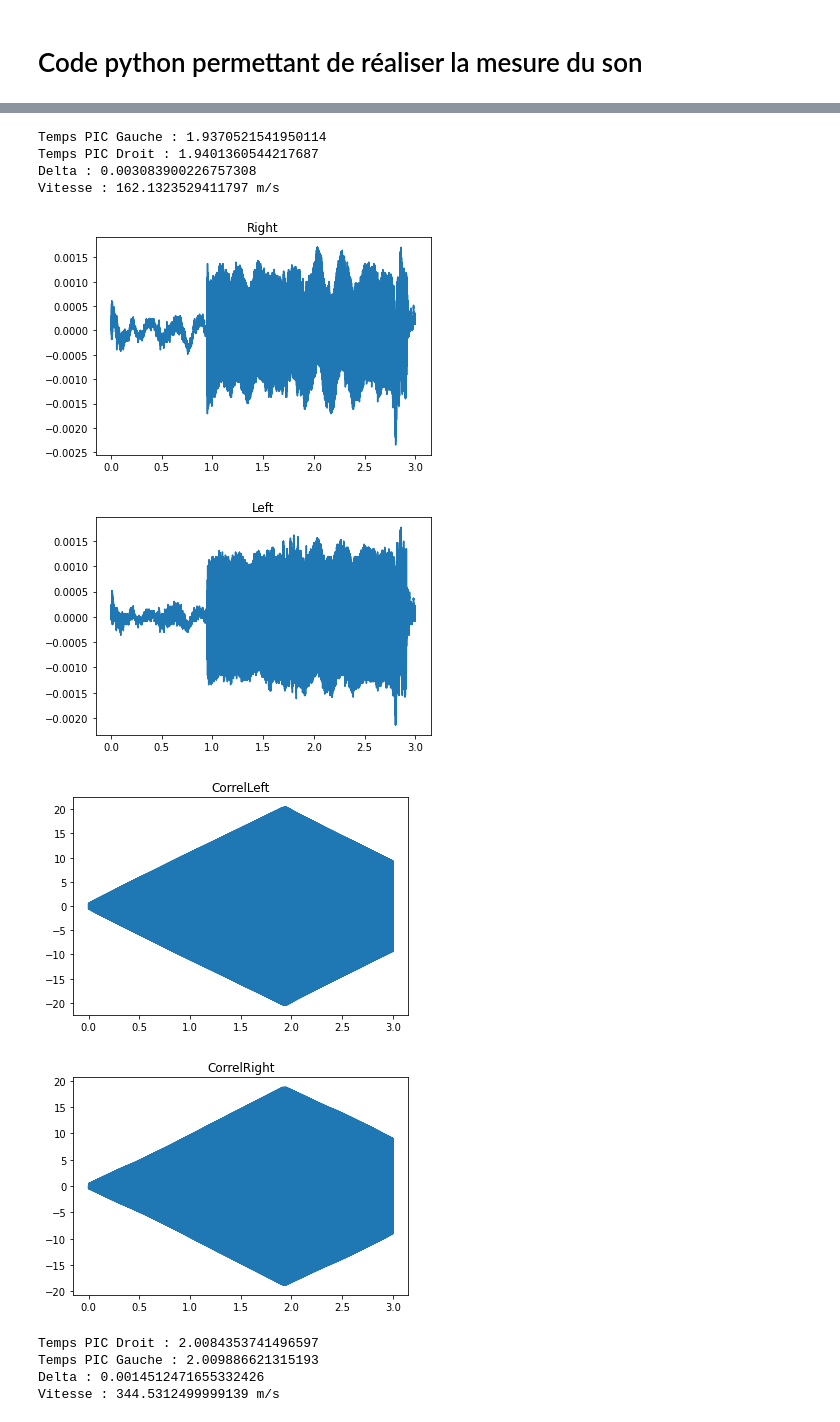
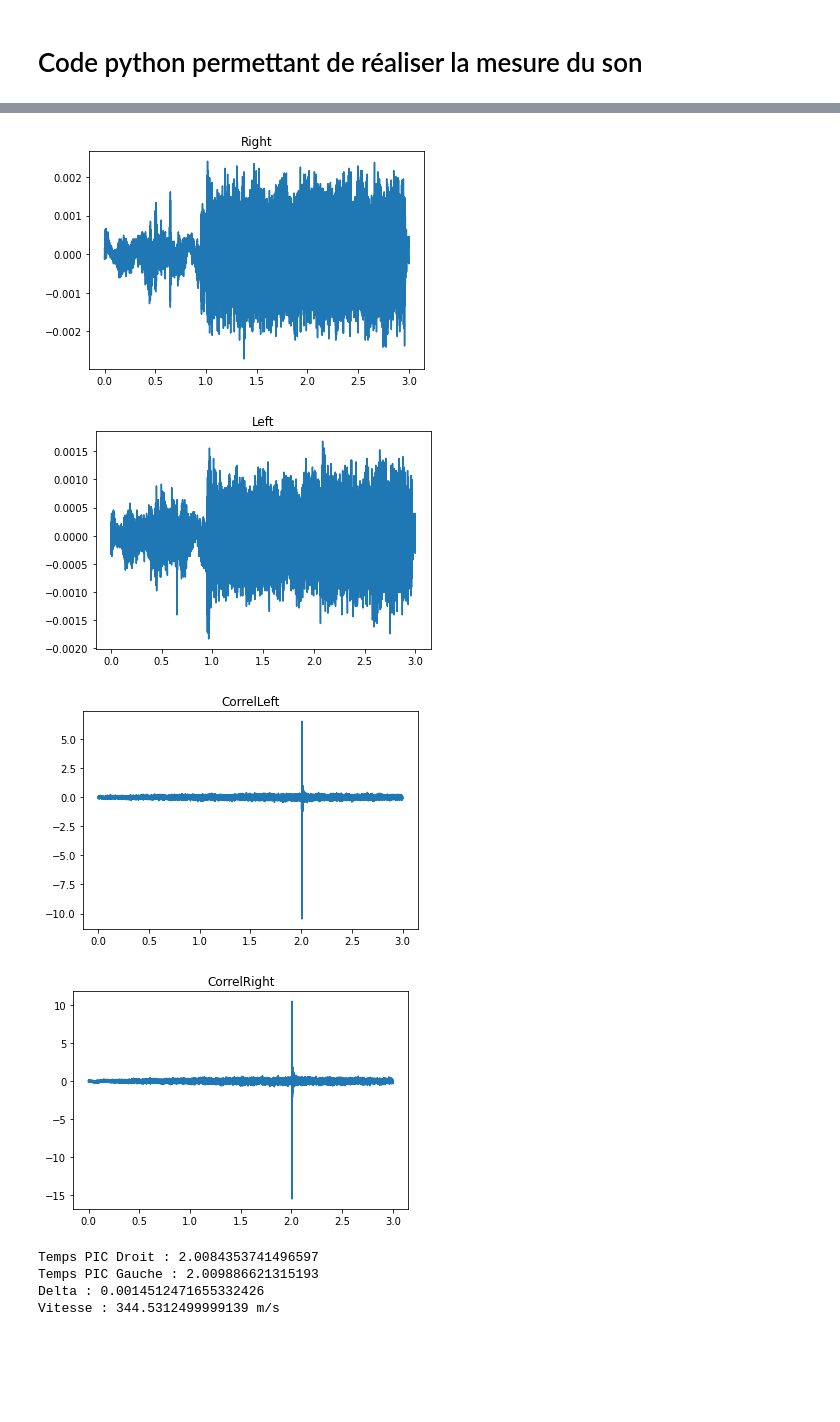
Before and after one commit to zuce68/ProjetFIP2A, a Jupyter notebook: MesureDuSon.ipynb, the cells around one changed output, grey strips where cells are left out. Drawn from its saved outputs; the diff is of its cells as text; code cells hidden in the pictures; blank space fills up the shorter version.

```diff
--- a/MesureDuSon.ipynb
+++ b/MesureDuSon.ipynb
@@ -58,7 +58,7 @@ reload(traitsignfip)
 traitsignfip.init_volume()
 
 
-data_left, data_right,samples = traitsignfip.play_and_record("edge",2,"edge.wav")
+data_left, data_right,samples = traitsignfip.play_and_record("whitenoise",2,"bruitblanc.wav")
 
 fs = 44100 # fréquence d'échantillonage
 N=len(data_left) #nombre d'échantillions
@@ -106,11 +106,7 @@ ALSA lib pcm.c:8526:(snd_pcm_recover) underrun occurred
-Temps PIC Gauche : 1.9370521541950114
-Temps PIC Droit : 1.9401360544217687
-Delta : 0.003083900226757308
-Vitesse : 162.1323529411797 m/s
-[figure, old version]
+[figure, new version]
-[figure, old version]
+[figure, new version]
-[figure, old version]
+[figure, new version]
-[figure, old version]
+[figure, new version]
 # %%
 print("Temps PIC Droit : "+str(max_index_Left))
 print("Temps PIC Gauche : "+str(max_index_Right))
```
Also changed, not shown: parts of 1 cell of this notebook.
